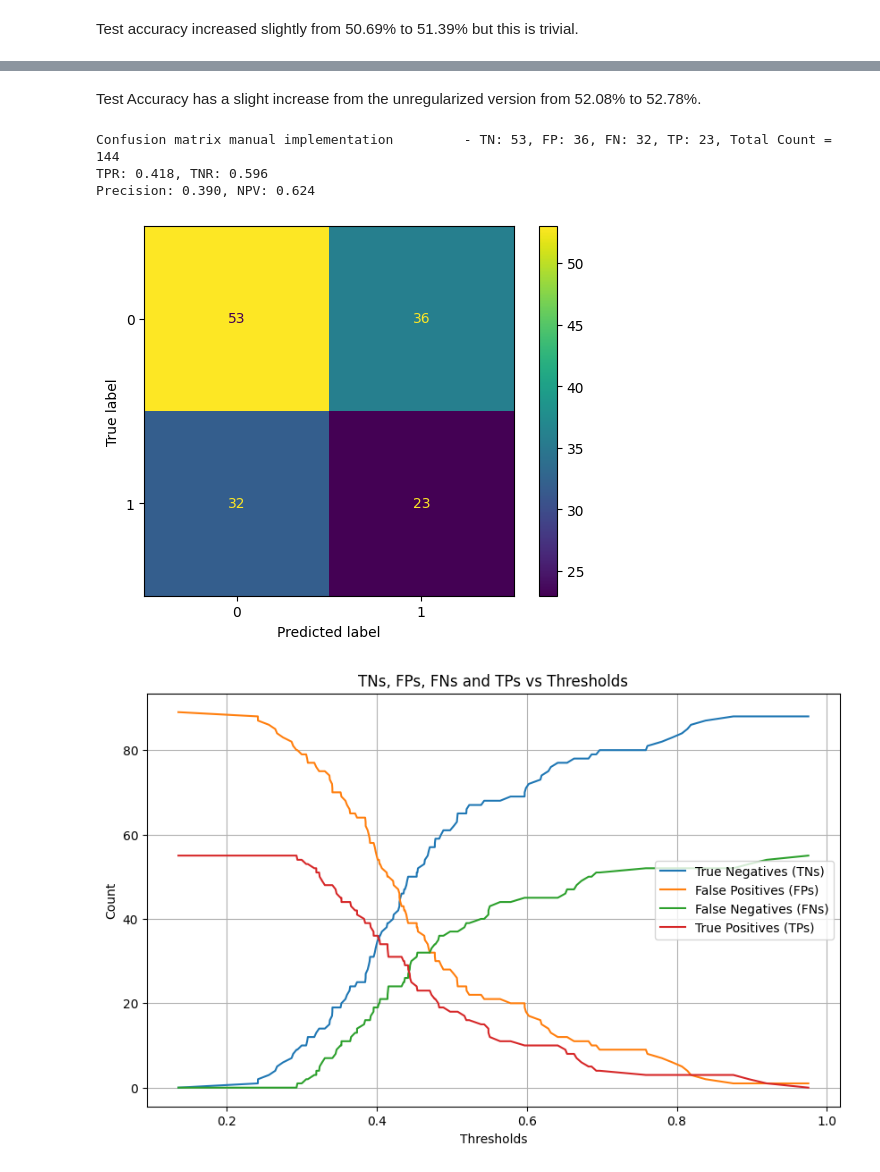
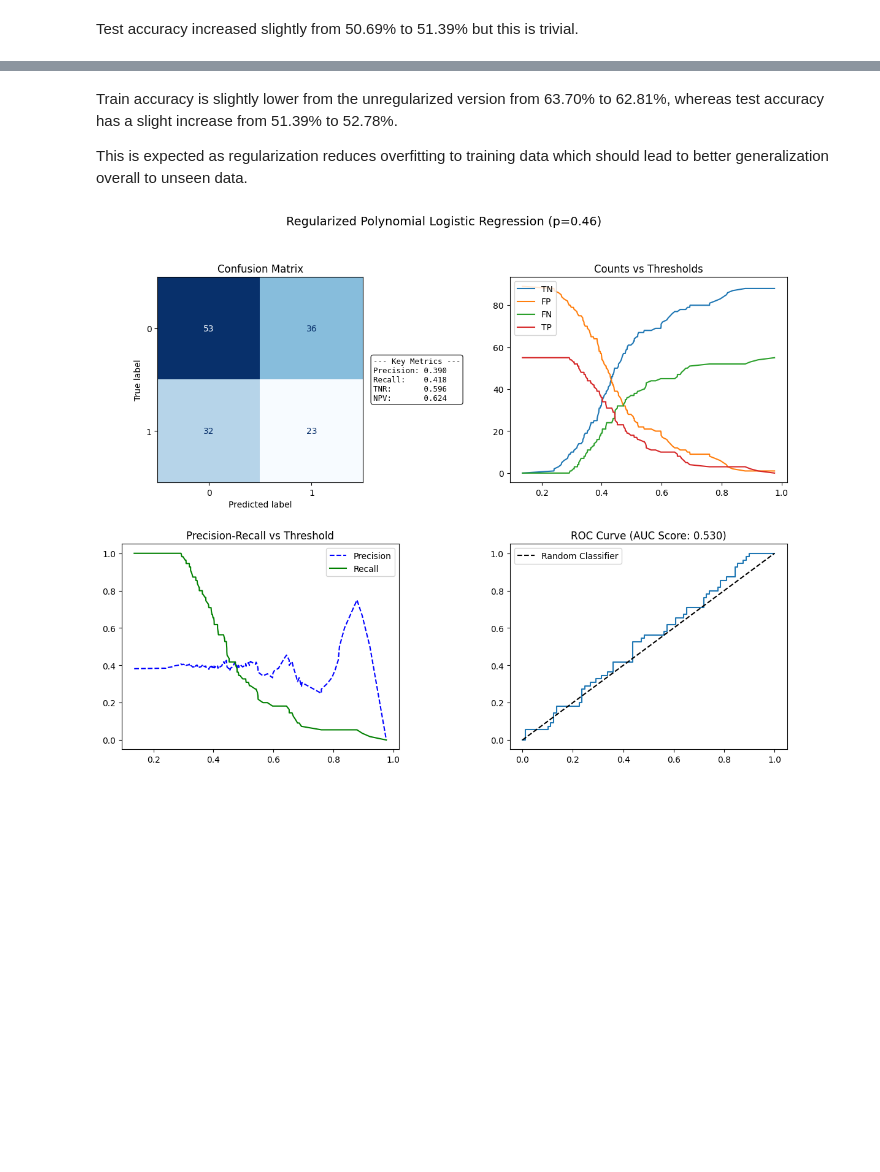
Before and after one commit to mateusy7/stock-price-ml-classifier-v1, a Jupyter notebook: notebooks/05_model_evaluation.ipynb, the cells around one changed output, grey strips where cells are left out. Saved outputs shown, nothing was run; the diff lists cells and outputs as text; code cells hidden in the pictures; blank space fills up the shorter version.

```diff
--- a/notebooks/05_model_evaluation.ipynb
+++ b/notebooks/05_model_evaluation.ipynb
@@ -229,12 +253,9 @@ Iteration 49999: Cost  0.62943
 [figure]
 # %%
-y_poly_train['pred'] = p3.reshape((-1, 1))
-y_prob = f_wb3
-
-get_confusion_matrix(y_poly_train)
-plot_confusion_matrix(y_poly_train['signal'], y_poly_train['pred'], ConfusionMatrixDisplay.from_predictions)
-
-plot_confusion_matrix_at_thresholds(y_poly_train['signal'], y_prob, confusion_matrix_at_thresholds)
-plot_precision_call_vs_threshold(y_poly_train['signal'], y_prob, precision_recall_curve)
-plot_roc_curve(y_poly_train['signal'], y_prob, roc_curve, roc_auc_score)
+evaluate_classification_performance_2(y_poly_train, p3, f_wb3,
+                                      confusion_matrix_at_thresholds,
+                                    precision_recall_curve,
+                                    roc_curve,
+                                    roc_auc_score,
+                                    'Polynomial Logistic Regression (p=0.5)')
 # %% [output]
@@ -384,30 +361,14 @@ Train accuracy: 62.99%
 Test Accuracy: 52.78%
 # %% [markdown]
-Test Accuracy has a slight increase from the unregularized version from 52.08% to 52.78%.
+Train accuracy is slightly lower from the unregularized version from 63.70% to 62.81%, whereas test accuracy has a slight increase from 51.39% to 52.78%.
+
+This is expected as regularization reduces overfitting to training data which should lead to better generalization overall to unseen data.
 # %%
-y_poly_test['pred'] = p6.reshape((-1, 1))
-y_true = y_poly_test['signal']
-y_prob = f_wb6
-
-TN, FP, FN, TP = get_confusion_matrix(y_poly_test)
-
-# detailed classification metrics
-TPR = TP / (TP+FN) # True Positive Rate (Sensitivity/Recall) = TP / (TP+FN)
-TNR = TN / (TN+FP) # True Negative Rate (Specificity) = TN / (TN+FP)
-print(f"TPR: {TPR:0.3f}, TNR: {TNR:0.3f}")
-
-NPV = TN / (TN+FN) # Negative Predictive Value
-precision = TP / (TP+FP) # Precision: accuracy of the positive predictions
-print(f"Precision: {precision:0.3f}, NPV: {NPV:0.3f}")
-
-plot_confusion_matrix(y_true, y_poly_test['pred'], ConfusionMatrixDisplay.from_predictions)
-
-plot_confusion_matrix_at_thresholds(y_true, y_prob, confusion_matrix_at_thresholds)
-plot_precision_call_vs_threshold(y_true, y_prob, precision_recall_curve)
-plot_roc_curve(y_true, y_prob, roc_curve, roc_auc_score)
+evaluate_classification_performance_2(y_poly_test, p6, f_wb6,
+                                      confusion_matrix_at_thresholds,
+                                    precision_recall_curve,
+                                    roc_curve,
+                                    roc_auc_score,
+                                    'Regularized Polynomial Logistic Regression (p=0.46)')
 # %% [output]
-Confusion matrix manual implementation         - TN: 53, FP: 36, FN: 32, TP: 23, Total Count = 144
-TPR: 0.418, TNR: 0.596
-Precision: 0.390, NPV: 0.624
-[figure, old version]
+[figure, new version]
-[figure, removed]
```
Also changed, not shown: parts of 24 cells of this notebook, 17 other files.
